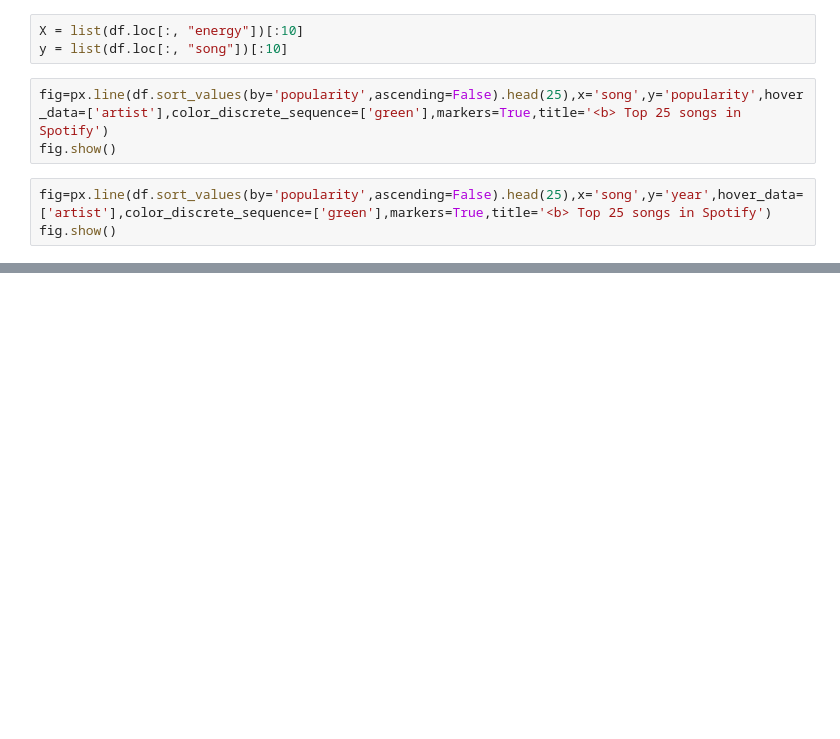
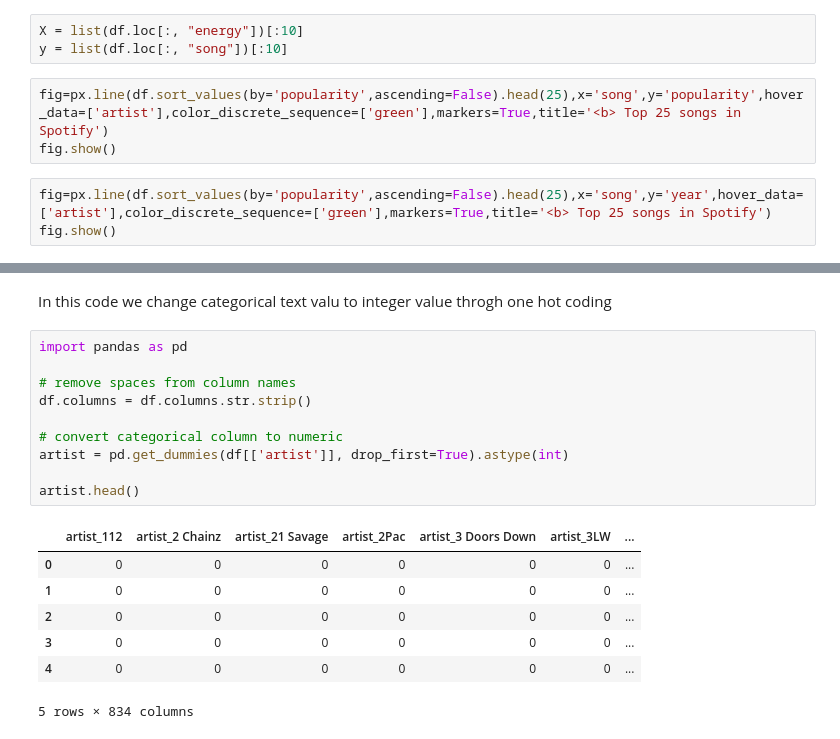
Before and after one commit to Nehaasati/KK1-Malm-Neha-asati, a Jupyter notebook: proj.ipynb, the cells around one changed output, grey strips where cells are left out. Drawn from its saved outputs; the diff is of its cells as text; blank space fills up the shorter version.

Commit message:
change categorical data to numerrical for further use

```diff
--- a/proj.ipynb
+++ b/proj.ipynb
@@ -521,0 +556,20 @@ fig.show()
+# %% [markdown]
+In this code we change categorical text valu to integer value throgh one hot coding
+# %%
+import pandas as pd
+
+# remove spaces from column names
+df.columns = df.columns.str.strip()
+
+# convert categorical column to numeric
+artist = pd.get_dummies(df[['artist']], drop_first=True).astype(int)
+
+artist.head()
+# %% [output]
+|  | artist_112 | artist_2 Chainz | artist_21 Savage | artist_2Pac | artist_3 Doors Down | artist_3LW | ... |
+| 0 | 0 | 0 | 0 | 0 | 0 | 0 | ... |
+| 1 | 0 | 0 | 0 | 0 | 0 | 0 | ... |
+| 2 | 0 | 0 | 0 | 0 | 0 | 0 | ... |
+| 3 | 0 | 0 | 0 | 0 | 0 | 0 | ... |
+| 4 | 0 | 0 | 0 | 0 | 0 | 0 | ... |
+5 rows × 834 columns
```
Also changed, not shown: parts of 2 cells of this notebook.
